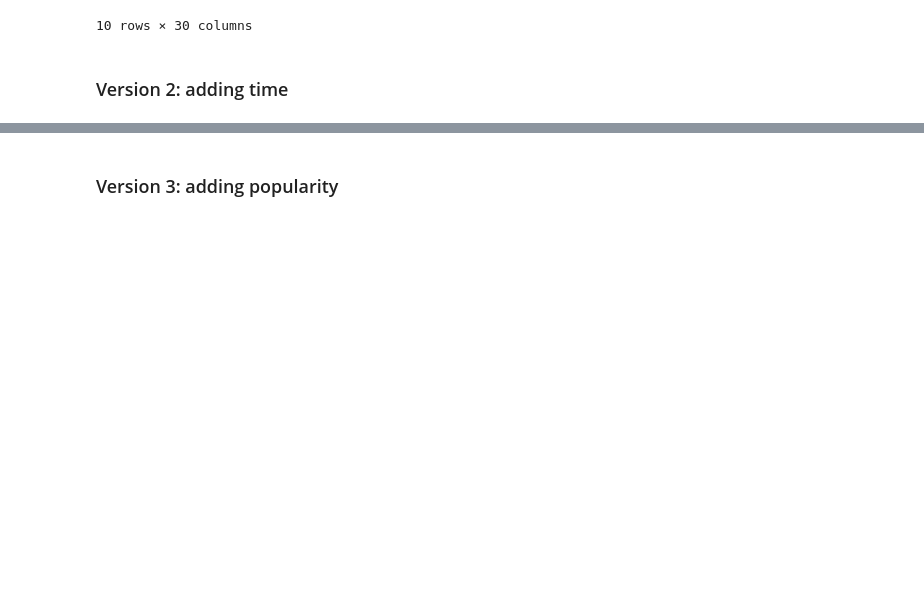
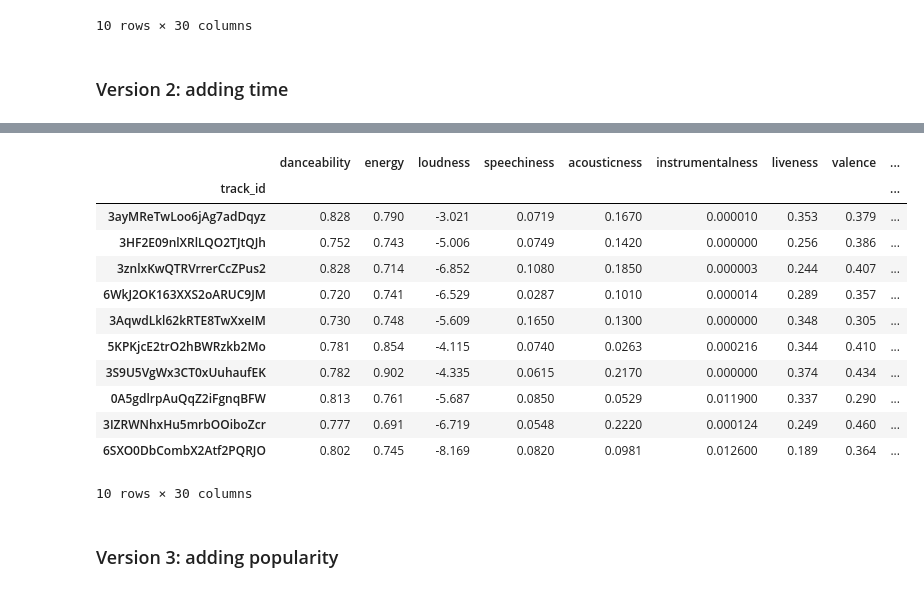
Before and after one commit to pawlooss1/spotify-data-mining, a Jupyter notebook: notebooks/recomm_sys_demo.ipynb, the cells around one changed output, grey strips where cells are left out. Drawn from its saved outputs; the diff is of its cells as text; code cells hidden in the pictures; blank space fills up the shorter version.

```diff
--- a/notebooks/recomm_sys_demo.ipynb
+++ b/notebooks/recomm_sys_demo.ipynb
@@ -196,5 +198,38 @@ track_db.head()
+# %%
+def get_similarites(tracks_db_scaled, tracks_user, scaler):
+    user_vector = tracks_user.to_numpy()
+    user_vector = scaler.transform(user_vector)
+
+    beta = 0.9
+
+    # 2nd method - with bias correction
+    user_vector_weighted = 0
+    for t in range(1, user_vector.shape[0]+1):
+        user_vector_weighted = (
+            (beta*user_vector_weighted + (1-beta)*user_vector[t-1]) / (1-beta**t))
+
+    user_vector_weighted = user_vector_weighted.reshape(1, -1)
+
+    return cosine_similarity(
+        tracks_db_scaled, user_vector_weighted)
 # %%
+similarities = get_similarites(tracks_db_scaled, tracks_user, scaler)
+track_db = tracks_db.assign(similarity=similarities)
 track_db.sort_values('similarity', ascending=False).iloc[:10]
+# %% [output]
+|  | danceability | energy | loudness | speechiness | acousticness | instrumentalness | liveness | valence | ... |
+| track_id |  |  |  |  |  |  |  |  | ... |
+| 3ayMReTwLoo6jAg7adDqyz | 0.828 | 0.790 | -3.021 | 0.0719 | 0.1670 | 0.000010 | 0.353 | 0.379 | ... |
+| 3HF2E09nlXRlLQO2TJtQJh | 0.752 | 0.743 | -5.006 | 0.0749 | 0.1420 | 0.000000 | 0.256 | 0.386 | ... |
+| 3znlxKwQTRVrrerCcZPus2 | 0.828 | 0.714 | -6.852 | 0.1080 | 0.1850 | 0.000003 | 0.244 | 0.407 | ... |
+| 6WkJ2OK163XXS2oARUC9JM | 0.720 | 0.741 | -6.529 | 0.0287 | 0.1010 | 0.000014 | 0.289 | 0.357 | ... |
+| 3AqwdLkl62kRTE8TwXxeIM | 0.730 | 0.748 | -5.609 | 0.1650 | 0.1300 | 0.000000 | 0.348 | 0.305 | ... |
+| 5KPKjcE2trO2hBWRzkb2Mo | 0.781 | 0.854 | -4.115 | 0.0740 | 0.0263 | 0.000216 | 0.344 | 0.410 | ... |
+| 3S9U5VgWx3CT0xUuhaufEK | 0.782 | 0.902 | -4.335 | 0.0615 | 0.2170 | 0.000000 | 0.374 | 0.434 | ... |
+| 0A5gdlrpAuQqZ2iFgnqBFW | 0.813 | 0.761 | -5.687 | 0.0850 | 0.0529 | 0.011900 | 0.337 | 0.290 | ... |
+| 3IZRWNhxHu5mrbOOiboZcr | 0.777 | 0.691 | -6.719 | 0.0548 | 0.2220 | 0.000124 | 0.249 | 0.460 | ... |
+| 6SXO0DbCombX2Atf2PQRJO | 0.802 | 0.745 | -8.169 | 0.0820 | 0.0981 | 0.012600 | 0.189 | 0.364 | ... |
+10 rows × 30 columns
 # %% [markdown]
 ### Version 3: adding popularity
 # %%
```
Also changed, not shown: parts of 6 cells of this notebook.
